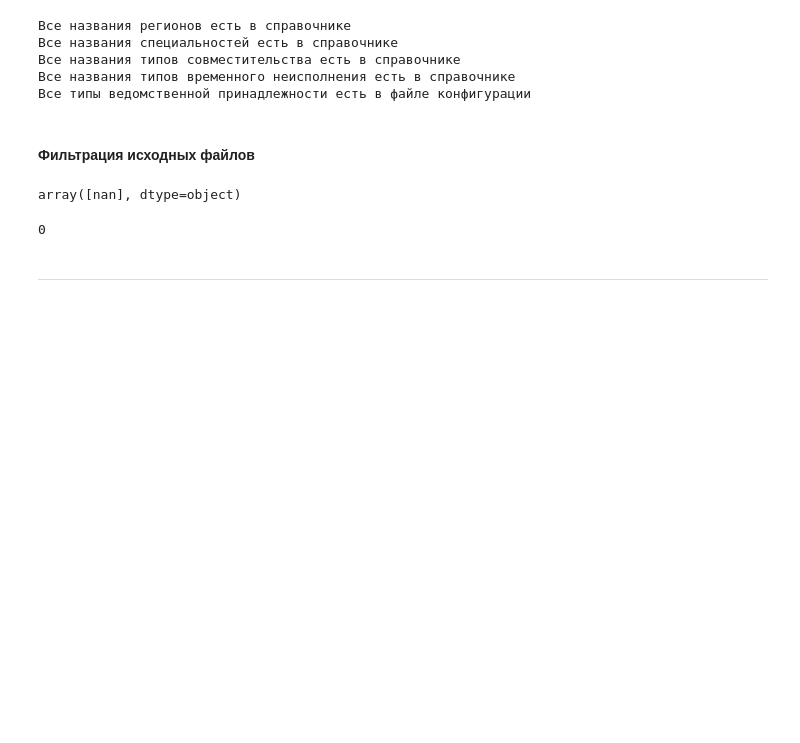
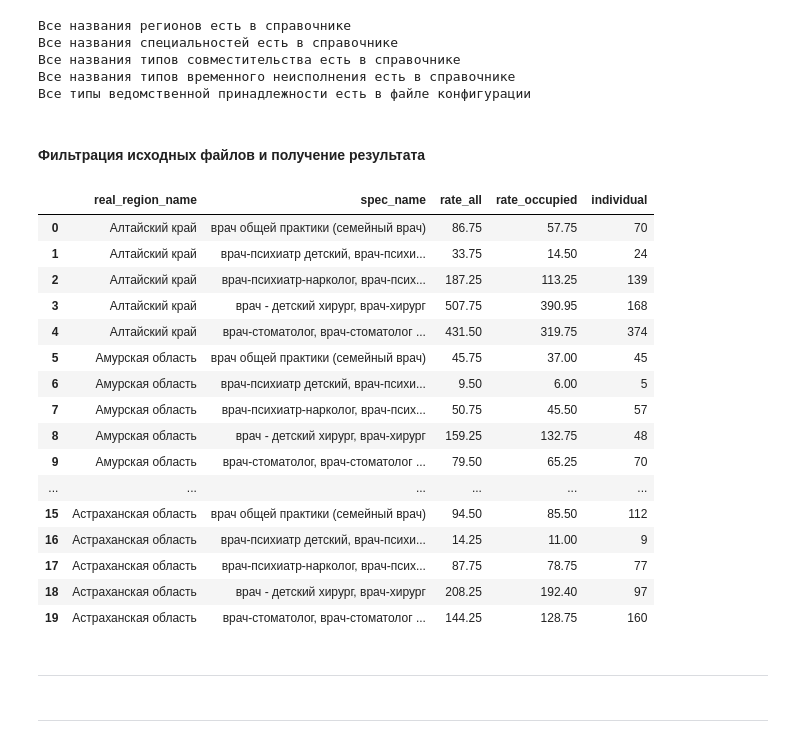
Before and after one commit to s-eremeev/eremeev, a Jupyter notebook: work/scripts/personal.ipynb, the cells around one changed output. Drawn from its saved outputs; the diff is of its cells as text; code cells hidden in the pictures; blank space fills up the shorter version.

```diff
--- a/work/scripts/personal.ipynb
+++ b/work/scripts/personal.ipynb
@@ -125,6 +127,10 @@ df_spec_groups = pd.read_excel(
 )
 # группы специальностей для фильтрации
 df_spec_groups_f = df_spec_groups.dropna().reset_index(drop=True)
+# группы специальностей для расшифровки состава групп
+df_spec_groups_merge = df_spec_groups_f.groupby("group", as_index=False).agg(
+    {"spec_name": ", ".join}
+)
 
 
 # загрузка типа совместительства из файла конфигурации
@@ -137,6 +143,7 @@ df_cross_config = pd.read_excel(
 # типы совместительства для фильрации
 df_cross_config_f = df_cross_config.dropna().reset_index(drop=True)
 
+
 # загрузка типа временного неисполнения из файла конфигурации
 df_tmp_config = pd.read_excel(
     config_path,
@@ -147,6 +154,7 @@ df_tmp_config = pd.read_excel(
 # типы временного неисполнения для фильрации
 df_tmp_config_f = df_tmp_config.dropna().reset_index(drop=True)
 
+
 # загрузка типов ведомственной принадлежности из файла конфигурации
 df_dpt_config = pd.read_excel(
     config_path,
@@ -195,15 +199,17 @@ source_files_list = os.listdir(unpersonal_path)
 # загрузка безликих
 df_dt = pd.DataFrame()
 for file in source_files_list:
-    df_tmp = pd.read_csv(
-        unpersonal_path + file,
-        sep=";",
-        encoding="ansi",
-    )
-    df_dt = pd.concat([df_dt, df_tmp])
+    try:
+        df_tmp = pd.read_csv(
+            unpersonal_path + file,
+            sep=";",
+            encoding="ansi",
+        )
+        df_dt = pd.concat([df_dt, df_tmp])
+    except Exception:
+        print(f"файл {file} имеет недопустимый тип и не был обработан")
 df_dt = df_dt.replace(",", ".", regex=True).apply(pd.to_numeric, errors="ignore")
 df_dt['3. Адрес МО. Наим. субъекта РФ'] = df_dt['3. Адрес МО. Наим. субъекта РФ'].fillna('Кемская волость')
-
 # добавление поля согласованного названия региона
 df_dt = df_dt.merge(df_reg_ref, left_on="3. Адрес МО. Наим. субъекта РФ", right_on="region_name_file", how="left")
 df_dt.drop("region_name_file", axis=1, inplace=True)
@@ -411,7 +418,7 @@ else:
 Все названия типов временного неисполнения есть в справочнике
 Все типы ведомственной принадлежности есть в файле конфигурации
 # %% [markdown]
-#### Фильтрация исходных файлов
+#### Фильтрация исходных файлов и получение результата
 # %%
 # фильтр по ведомственной принадлежности
 if len(df_dpt_config_f["dpt_name"].tolist()) != 0:
@@ -448,11 +530,25 @@ else:
-# %%
-df_dtp_f["Причина временного неисполнения функциональных обязанностей"].unique()
-# %% [output]
-array([nan], dtype=object)
-# %%
-len(df_tmp_config_f["tmp_type"].tolist())
-# %% [output]
-0
+# %%
+df_result.head(20)
+# %% [output]
+|  | real_region_name | spec_name | rate_all | rate_occupied | individual |
+| 0 | Алтайский край | врач общей практики (семейный врач) | 86.75 | 57.75 | 70 |
+| 1 | Алтайский край | врач-психиатр детский, врач-психи... | 33.75 | 14.50 | 24 |
+| 2 | Алтайский край | врач-психиатр-нарколог, врач-псих... | 187.25 | 113.25 | 139 |
+| 3 | Алтайский край | врач - детский хирург, врач-хирург | 507.75 | 390.95 | 168 |
+| 4 | Алтайский край | врач-стоматолог, врач-стоматолог ... | 431.50 | 319.75 | 374 |
+| 5 | Амурская область | врач общей практики (семейный врач) | 45.75 | 37.00 | 45 |
+| 6 | Амурская область | врач-психиатр детский, врач-психи... | 9.50 | 6.00 | 5 |
+| 7 | Амурская область | врач-психиатр-нарколог, врач-псих... | 50.75 | 45.50 | 57 |
+| 8 | Амурская область | врач - детский хирург, врач-хирург | 159.25 | 132.75 | 48 |
+| 9 | Амурская область | врач-стоматолог, врач-стоматолог ... | 79.50 | 65.25 | 70 |
+| ... | ... | ... | ... | ... | ... |
+| 15 | Астраханская область | врач общей практики (семейный врач) | 94.50 | 85.50 | 112 |
+| 16 | Астраханская область | врач-психиатр детский, врач-психи... | 14.25 | 11.00 | 9 |
+| 17 | Астраханская область | врач-психиатр-нарколог, врач-псих... | 87.75 | 78.75 | 77 |
+| 18 | Астраханская область | врач - детский хирург, врач-хирург | 208.25 | 192.40 | 97 |
+| 19 | Астраханская область | врач-стоматолог, врач-стоматолог ... | 144.25 | 128.75 | 160 |
+# %% [markdown]
+***
 # %% [markdown]
 ***
 # %% [markdown]
```
Also changed, not shown: parts of 9 cells of this notebook, 2 other files.
